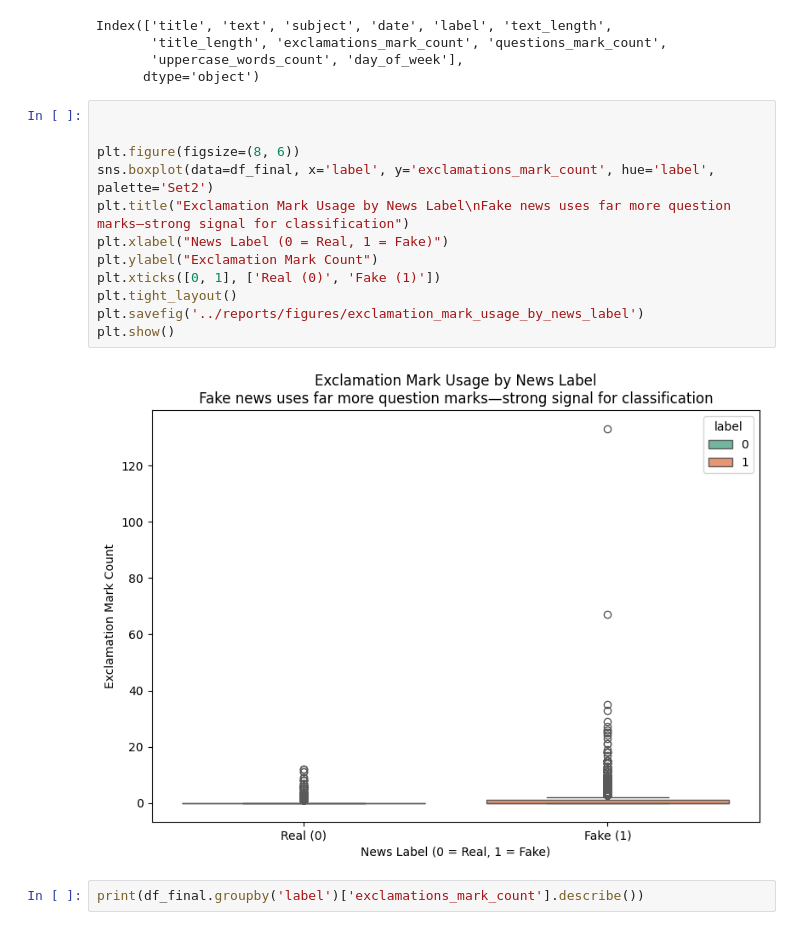
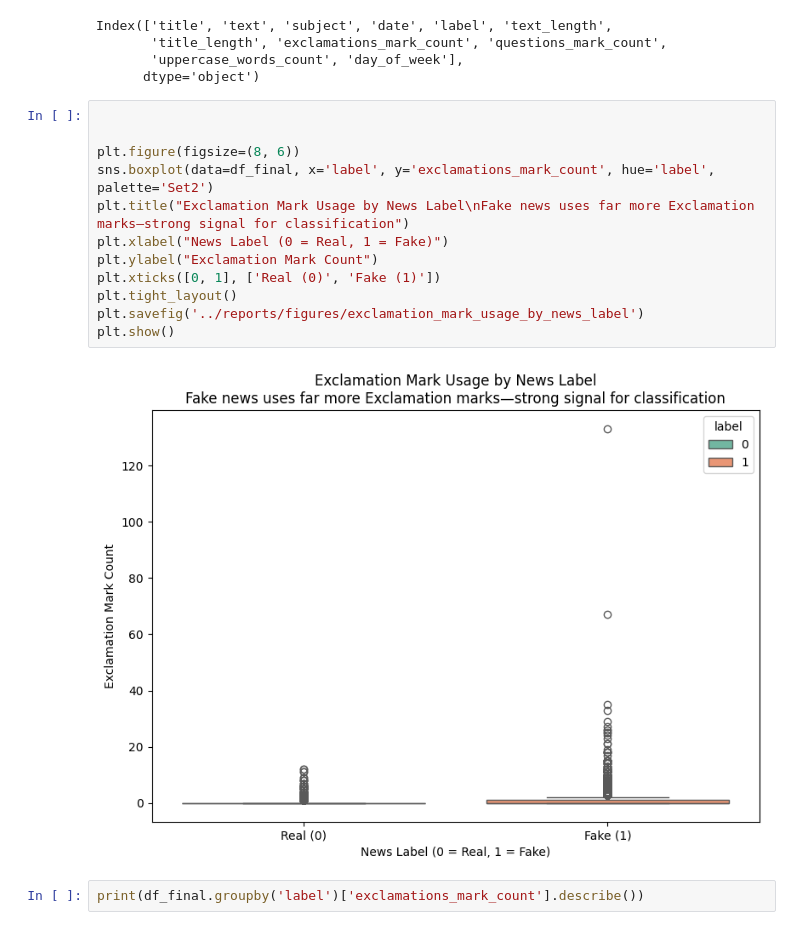
Before and after one commit to regmi-keshav/misinfo-detector, a Jupyter notebook: notebooks/eda.ipynb, the cells around one changed output. Saved outputs shown, nothing was run; the diff lists cells and outputs as text.

```diff
--- a/notebooks/eda.ipynb
+++ b/notebooks/eda.ipynb
@@ -517,17 +517,17 @@ Index(['title', 'text', 'subject', 'date', 'label', 'text_length',
 # %%
 
 
 plt.figure(figsize=(8, 6))
 sns.boxplot(data=df_final, x='label', y='exclamations_mark_count', hue='label', palette='Set2')
-plt.title("Exclamation Mark Usage by News Label\nFake news uses far more question marks—strong signal for classification")
+plt.title("Exclamation Mark Usage by News Label\nFake news uses far more Exclamation marks—strong signal for classification")
 plt.xlabel("News Label (0 = Real, 1 = Fake)")
 plt.ylabel("Exclamation Mark Count")
 plt.xticks([0, 1], ['Real (0)', 'Fake (1)'])
 plt.tight_layout()
 plt.savefig('../reports/figures/exclamation_mark_usage_by_news_label')
 plt.show()
 # %% [output]
-[figure, old version]
+[figure, new version]
 # %%
 print(df_final.groupby('label')['exclamations_mark_count'].describe())
 # %% [output]
```
Also changed, not shown: parts of 3 cells of this notebook, 1 other file.
